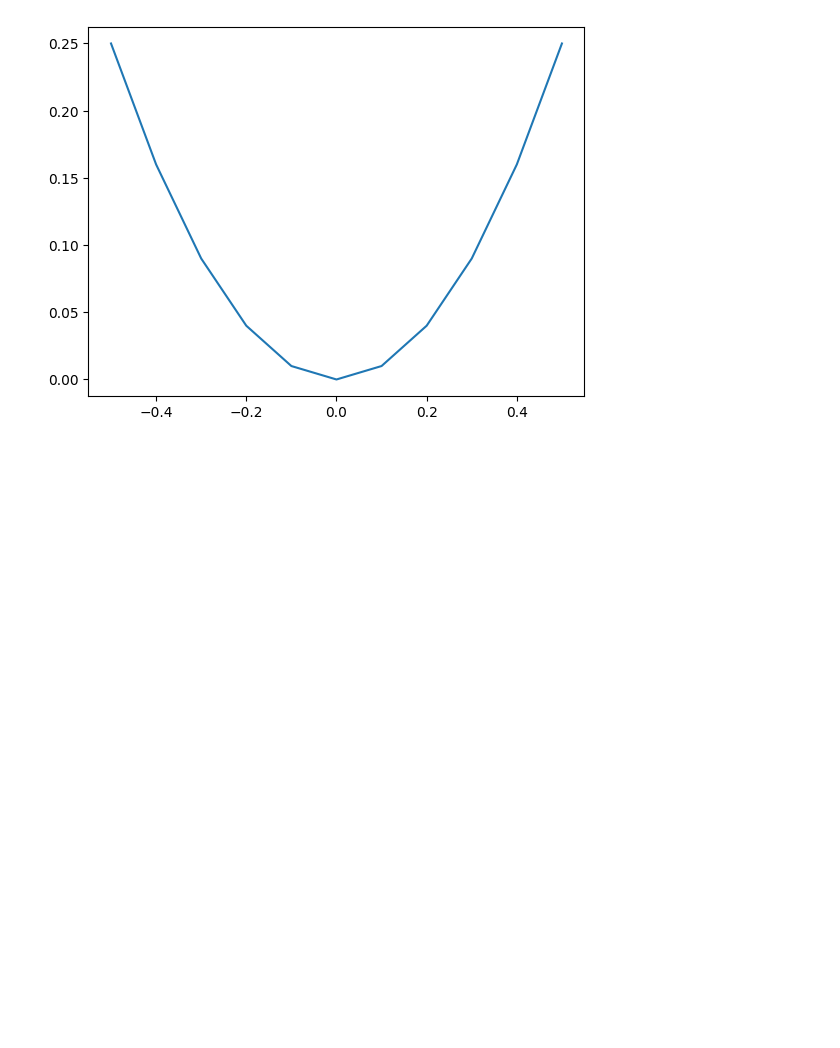
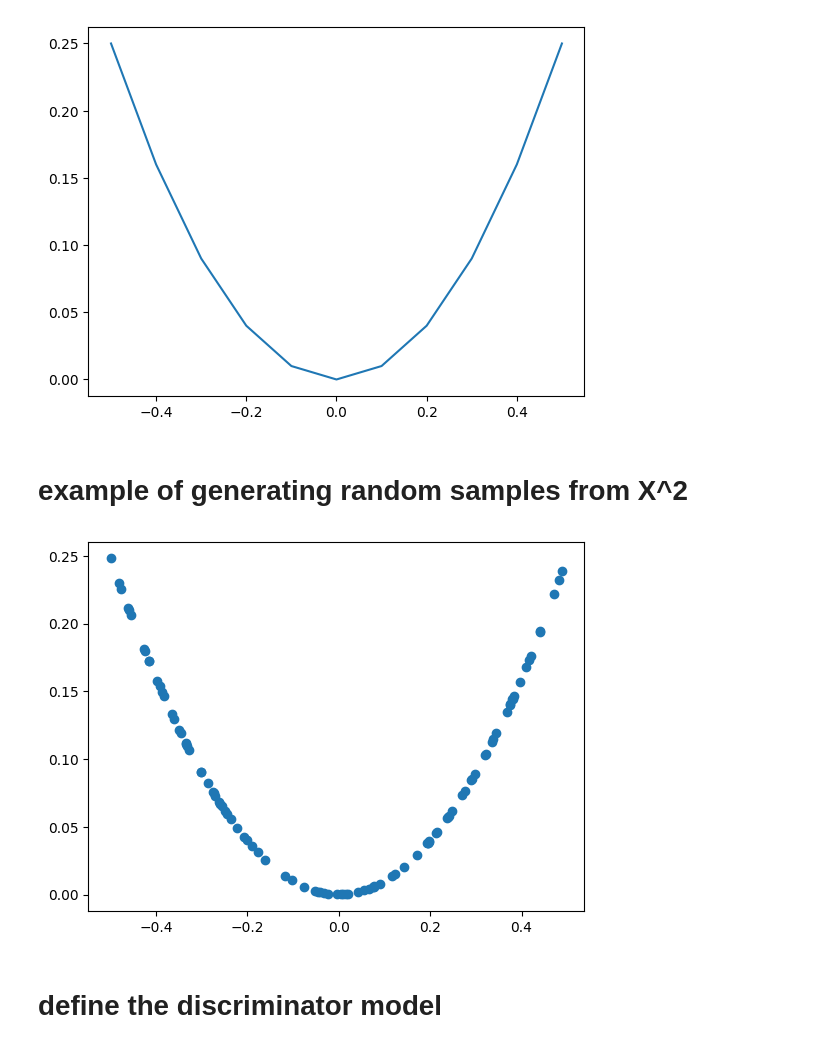
Before and after one commit to mcgovey/simple-1d-gan, a Jupyter notebook: example_walkthrough.ipynb, the cells around one changed output. Drawn from its saved outputs; the diff is of its cells as text; code cells hidden in the pictures; blank space fills up the shorter version.

```diff
--- a/example_walkthrough.ipynb
+++ b/example_walkthrough.ipynb
@@ -18,3 +18,5 @@ pyplot.plot(inputs, outputs)
 pyplot.show()
 # %% [output]
 [figure]
+# %% [markdown]
+# example of generating random samples from X^2
@@ -20,0 +27,21 @@ pyplot.show()
+# %%
+# generate randoms sample from x^2
+def generate_samples(n=100):
+	# generate random inputs in [-0.5, 0.5]
+	X1 = rand(n) - 0.5
+	# generate outputs X^2 (quadratic)
+	X2 = X1 * X1
+	# stack arrays
+	X1 = X1.reshape(n, 1)
+	X2 = X2.reshape(n, 1)
+	return hstack((X1, X2))
+
+# generate samples
+data = generate_samples()
+# plot samples
+pyplot.scatter(data[:, 0], data[:, 1])
+pyplot.show()
+# %% [output]
+[figure, added]
+# %% [markdown]
+# define the discriminator model
```
Also changed, not shown: parts of 7 cells of this notebook, 2 other files.
